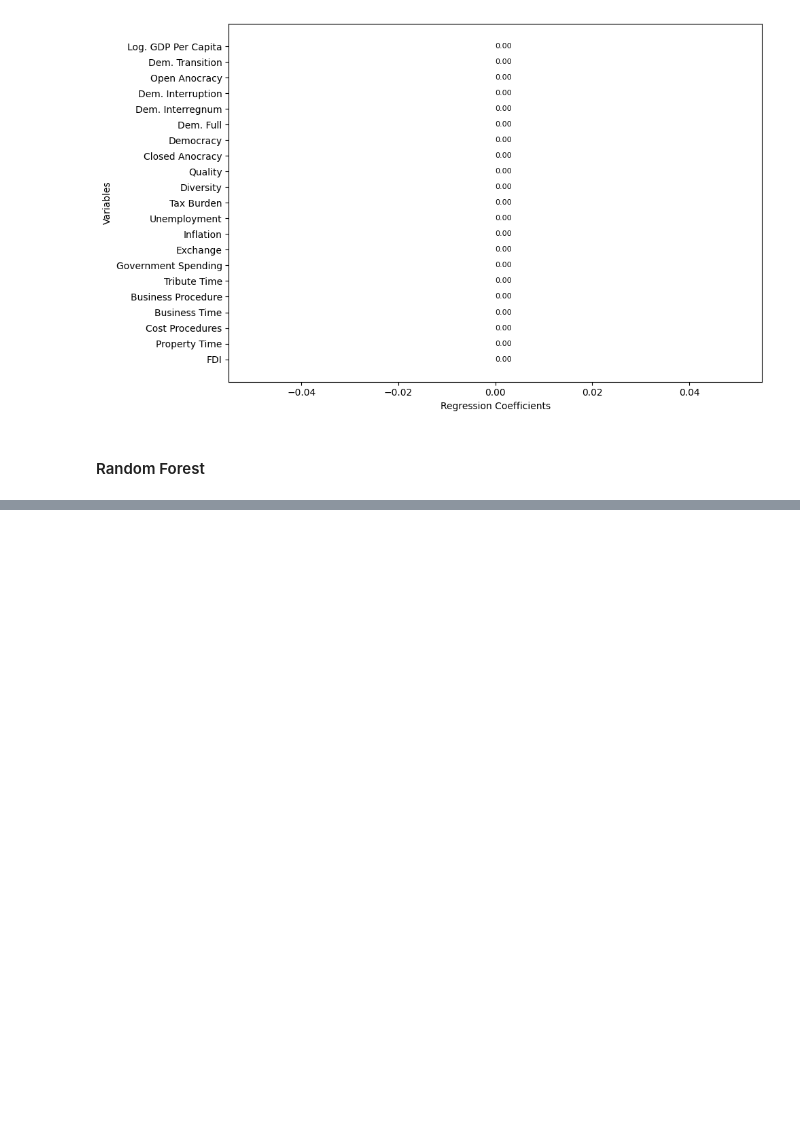
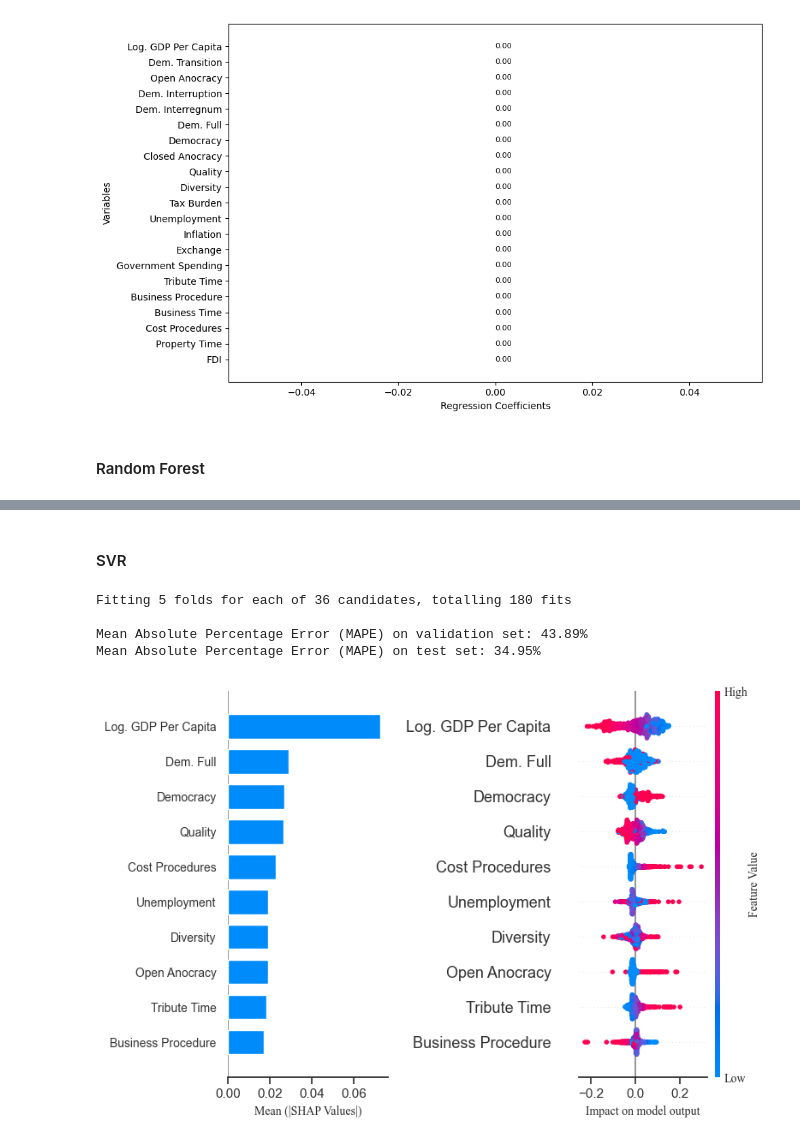
Before and after one commit to joaosilvafelix19/pred_se_ml, a Jupyter notebook: regressions.ipynb, the cells around one changed output, grey strips where cells are left out. Saved outputs shown, nothing was run; the diff lists cells and outputs as text; code cells hidden in the pictures; blank space fills up the shorter version.

```diff
--- a/regressions.ipynb
+++ b/regressions.ipynb
@@ -554,0 +556,80 @@ Mean Absolute Percentage Error (MAPE) on test set: 13.27%
+# %% [markdown]
+#### SVR
+# %%
+from sklearn.svm import SVR
+
+svr_param_grid = param_grid = {
+    'kernel': ['linear', 'poly', 'rbf', 'sigmoid'],
+    'C': [0.1, 1.0, 10.0],
+    'epsilon': [0.1, 0.2, 0.5]
+}
+
+model_svr = SVR()
+
+svr_grid_search = GridSearchCV(model_svr,
+                                  svr_param_grid,
+                                  scoring='neg_mean_absolute_percentage_error',
+                                  cv=5,
+                                  verbose=2,
+                                  n_jobs=-1)
+
+svr_grid_search.fit(X_train, y_train)
+
+# Get the best model
+svr_best_model = svr_grid_search.best_estimator_
+
+# Predictions and evaluations on validation set
+y_pred = svr_best_model.predict(X_valid)
+mape = np.mean(np.abs((y_valid - y_pred) / y_valid)) * 100
+print(f'\nMean Absolute Percentage Error (MAPE) on validation set: {mape:.2f}%')
+
+# Predictions and evaluations on test set
+y_pred_test = svr_best_model.predict(test_set.drop(labels=['Shadow Economy'], axis=1))
+mape_test = np.mean(np.abs((test_set['Shadow Economy'] - y_pred_test) / test_set['Shadow Economy'])) * 100
+print(f'Mean Absolute Percentage Error (MAPE) on test set: {mape_test:.2f}%')
+# %% [output]
+Fitting 5 folds for each of 36 candidates, totalling 180 fits
+
+Mean Absolute Percentage Error (MAPE) on validation set: 43.89%
+Mean Absolute Percentage Error (MAPE) on test set: 34.95%
+# %%
+explainer_sv = shap.Explainer(svr_best_model.predict, X_train)
+shap_values_sv = explainer_sv(X_train)
+# %%
+sns.set(style="white", font_scale=1.2)
+
+# Aumentar o tamanho da figura
+fig = plt.figure()
+gs = GridSpec(1, 2, figure=fig)
+
+f_1 = fig.add_subplot(gs[0])
+shap.summary_plot(shap_values_sv,
+                  X_train,
+                  show=False,
+                  max_display=10,
+                 plot_type='bar')
+# Alterar a fonte e os rótulos das variáveis no eixo y
+plt.xlabel("Mean (|SHAP Values|)", fontname="Times New Roman", fontsize=10)
+plt.tick_params(axis='y', labelsize=10)
+
+f_2 = fig.add_subplot(gs[1])
+shap.summary_plot(
+    shap_values_sv,
+    X_train,
+    plot_type="dot",
+    max_display=10,
+    auto_size_plot=False,
+    show=False)
+plt.xlabel("Impact on model output", fontname="Times New Roman", fontsize=10)
+
+# Obter a colorbar atual
+colorbar = plt.gcf().axes[-1]
+
+# Alterar os rótulos da colorbar
+colorbar.set_yticklabels(["Low", "High"], fontname="Times New Roman", fontsize=10)
+colorbar.set_ylabel("Feature Value", fontname="Times New Roman", fontsize=10)
+
+# Exibir a figura
+plt.show()
+# %% [output]
+[figure, added]
```
Also changed, not shown: parts of 2 cells of this notebook.
